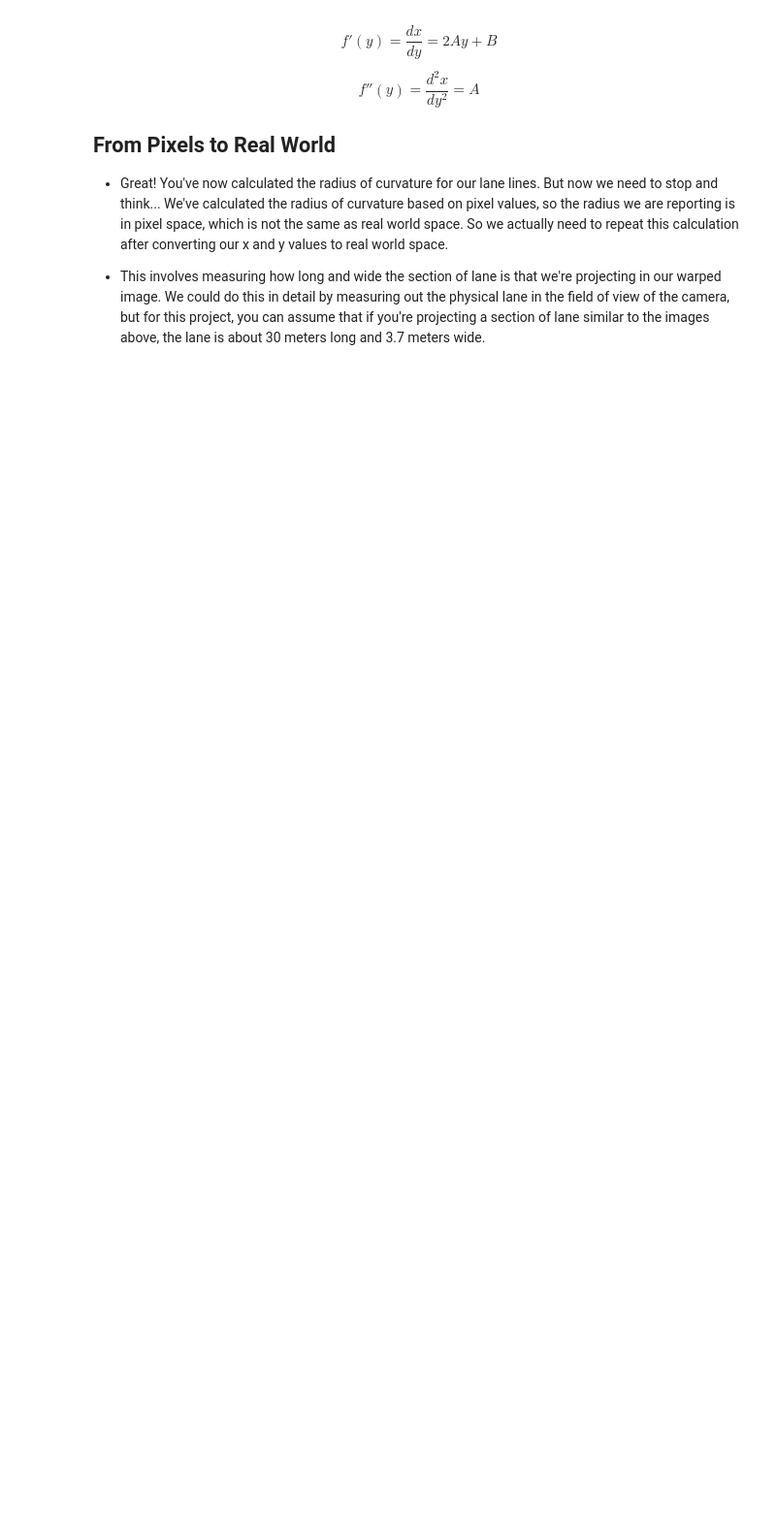
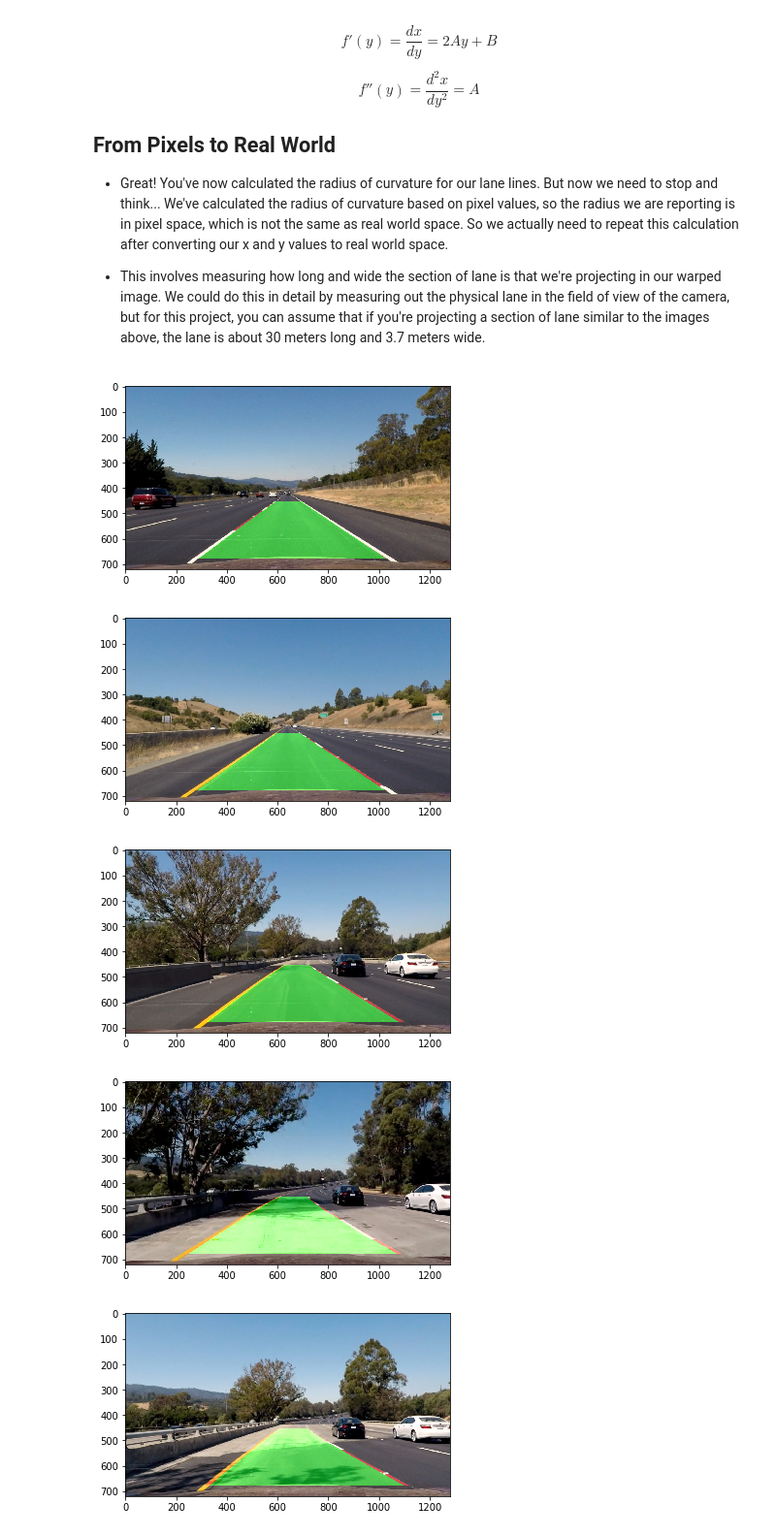
Before and after one commit to OSobky/SDC-PORJECT1, a Jupyter notebook: Project-1/Project_1.ipynb, the cells around one changed output. Shown at 97% size. Drawn from its saved outputs; the diff is of its cells as text; code cells hidden in the pictures; blank space fills up the shorter version.

Commit message:
Shows lanes correctly

```diff
--- a/Project-1/Project_1.ipynb
+++ b/Project-1/Project_1.ipynb
@@ -155,18 +156,23 @@ def warped(img, top_right, top_left, botom_right, botom_left):
 # %%
-top_right = (725, 455)
-top_left = (555, 455)
-botom_right = (1280, 680)
-botom_left = (0, 680)
+def perspective_transform(image, flag=0):
 
-trans_imgs = []
-minvs = []
-for im in th_imgs:
-    trans_im, minv  = warped(im, top_right, top_left, botom_right, botom_left)
-    trans_imgs.append(trans_im)
-    minvs.append(min)
+    top_right = (725, 455)
+    top_left = (555, 455)
+    bottom_right = (1280, 680)
+    bottom_left = (0, 680)
 
-f, (ax1,ax2) = plt.subplots(1, 2, figsize=(20,10))
-ax1.set_title('Original image', fontsize=20)
-ax1.imshow(task_images[0])
-ax2.set_title('calibrated image', fontsize=20)
-ax2.imshow(trans_imgs[0], cmap='gray')
+#     trans_imgs = []
+#     minvs = []
+#     for im in th_imgs:
+#         trans_im, minv  = warped(image, top_right, top_left, botom_right, botom_left)
+#         trans_imgs.append(trans_im)
+#         minvs.append(min)
+
+    trans_im  = warped(image, top_right, top_left, bottom_right, bottom_left, flag)
+    return trans_im
+
+# f, (ax1,ax2) = plt.subplots(1, 2, figsize=(20,10))
+# ax1.set_title('Original image', fontsize=20)
+# ax1.imshow(task_images[0])
+# ax2.set_title('calibrated image', fontsize=20)
+# ax2.imshow(trans_imgs[0], cmap='gray')
@@ -252,3 +329,19 @@ $$f''(y) = \frac{d^2x}{dy^2} =A$$
 * Great! You've now calculated the radius of curvature for our lane lines. But now we need to stop and think... We've calculated the radius of curvature based on pixel values, so the radius we are reporting is in pixel space, which is not the same as real world space. So we actually need to repeat this calculation after converting our x and y values to real world space.
 
 * This involves measuring how long and wide the section of lane is that we're projecting in our warped image. We could do this in detail by measuring out the physical lane in the field of view of the camera, but for this project, you can assume that if you're projecting a section of lane similar to the images above, the lane is about 30 meters long and 3.7 meters wide.
+# %%
+for i in range(len(th_imgs)):
+    orig_img = cal_imgs[i]
+    threshold_img = th_imgs[i]
+
+    binary_img, out_img, left_peak, right_peak = Calc_Histogram(orig_img, threshold_img)
+    new_out, left_polyfit, right_polyfit, left_y, left_x, right_y, right_x, plot_y  = sliding_window(orig_img, binary_img, out_img, left_peak, right_peak)
+    output = draw_lane(orig_img ,binary_img, left_polyfit, right_polyfit)
+    plt.figure()
+    plt.imshow(output)
+# %% [output]
+[figure, added]
+[figure, added]
+[figure, added]
+[figure, added]
+[figure, added]
```
Also changed, not shown: parts of 6 cells of this notebook.
